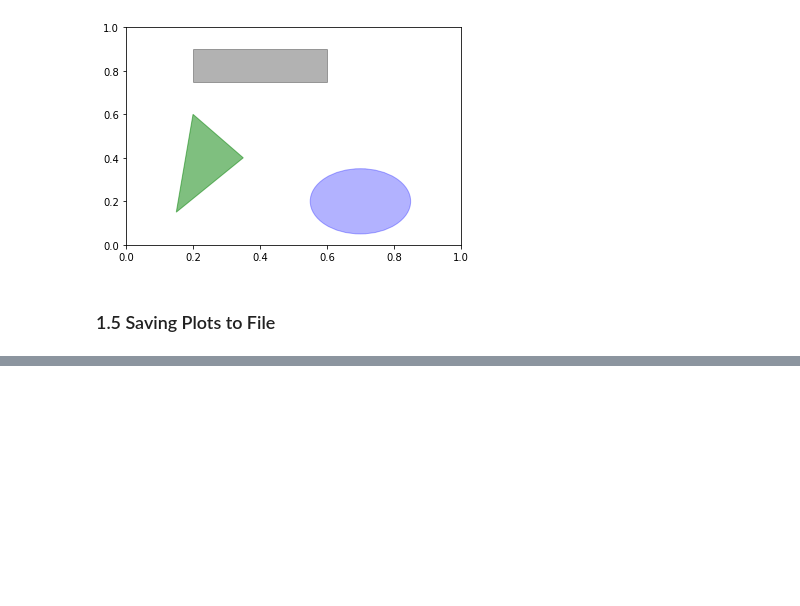
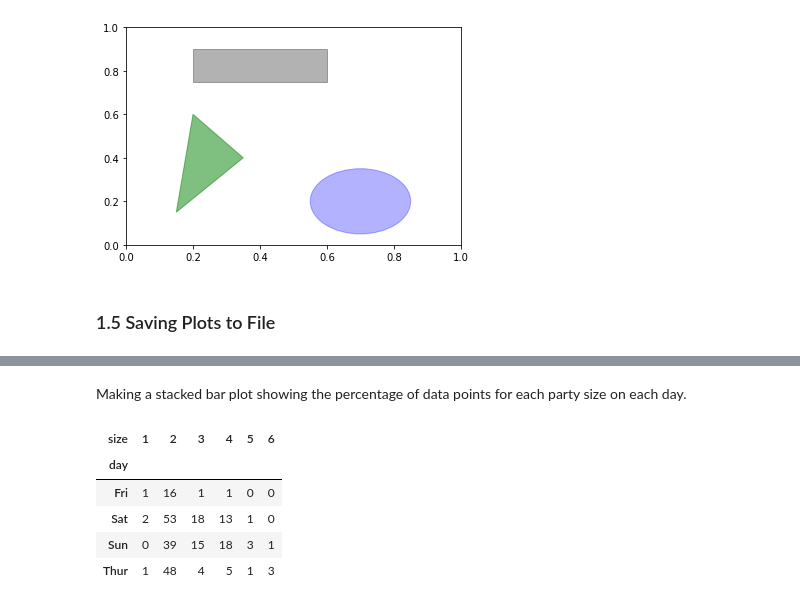
Before and after one commit to Gakun/python_for_data_analysis, a Jupyter notebook: CH9 - Plotting and Visualization.ipynb, the cells around one changed output, grey strips where cells are left out. Drawn from its saved outputs; the diff is of its cells as text; code cells hidden in the pictures; blank space fills up the shorter version.

```diff
--- a/CH9 - Plotting and Visualization.ipynb
+++ b/CH9 - Plotting and Visualization.ipynb
@@ -323,0 +449,2 @@ plt.show()
+# %% [markdown]
+Making a stacked bar plot showing the percentage of data points for each party size on each day.
@@ -323,0 +453,11 @@ plt.show()
+# %%
+party_counts = pd.crosstab(tips['day'], tips['size'])
+# %%
+party_counts
+# %% [output]
+| size | 1 | 2 | 3 | 4 | 5 | 6 |
+| day |  |  |  |  |  |  |
+| Fri | 1 | 16 | 1 | 1 | 0 | 0 |
+| Sat | 2 | 53 | 18 | 13 | 1 | 0 |
+| Sun | 0 | 39 | 15 | 18 | 3 | 1 |
+| Thur | 1 | 48 | 4 | 5 | 1 | 3 |
```
Also changed, not shown: parts of 75 cells of this notebook, 3 other files.
